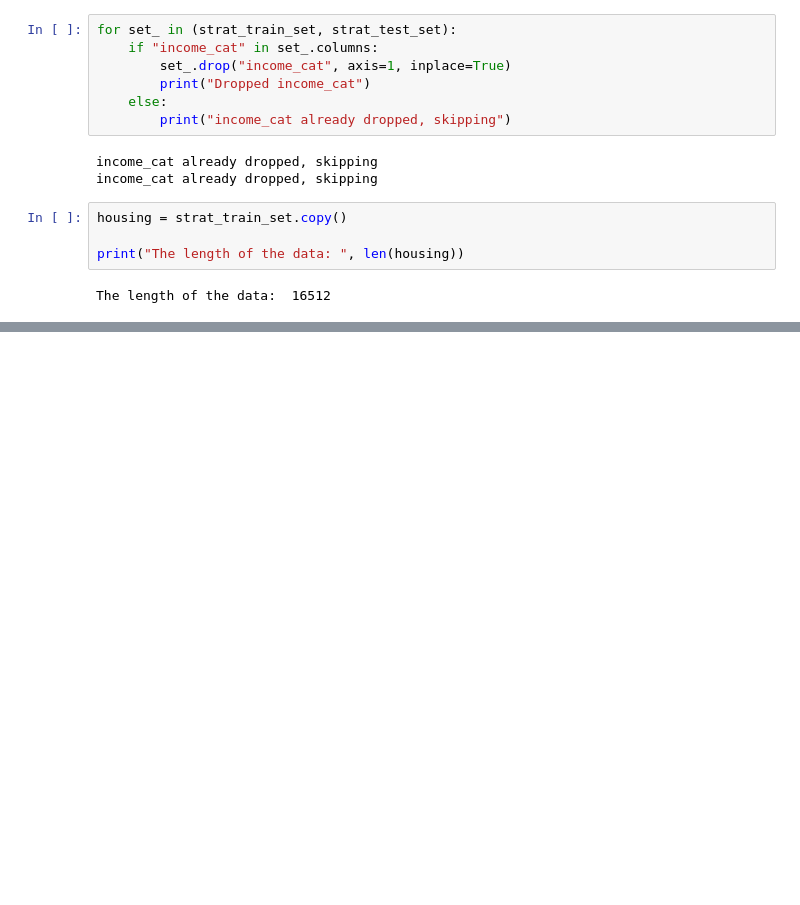
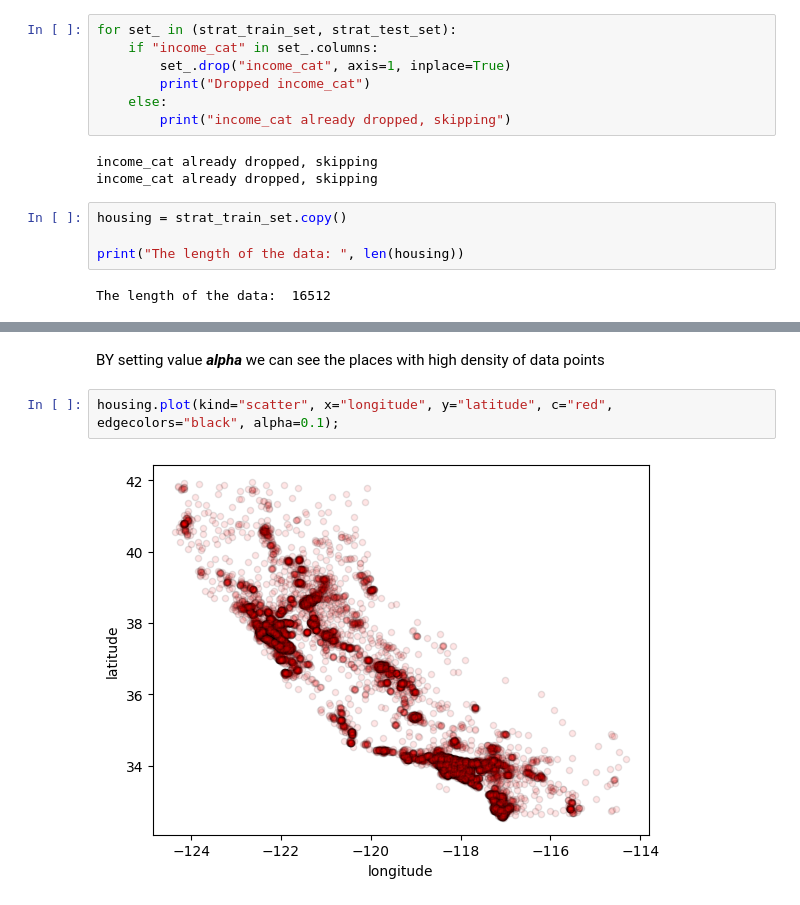
Before and after one commit to chadiboudaher/housing, a Jupyter notebook: housing.ipynb, the cells around one changed output, grey strips where cells are left out. Drawn from its saved outputs; the diff is of its cells as text; blank space fills up the shorter version.

```diff
--- a/housing.ipynb
+++ b/housing.ipynb
@@ -202,0 +211,6 @@ The length of the data:  16512
+# %% [markdown]
+BY setting value ***alpha*** we can see the places with high density of data points
+# %%
+housing.plot(kind="scatter", x="longitude", y="latitude", c="red", edgecolors="black", alpha=0.1);
+# %% [output]
+[figure, added]
```
Also changed, not shown: parts of 5 cells of this notebook.
